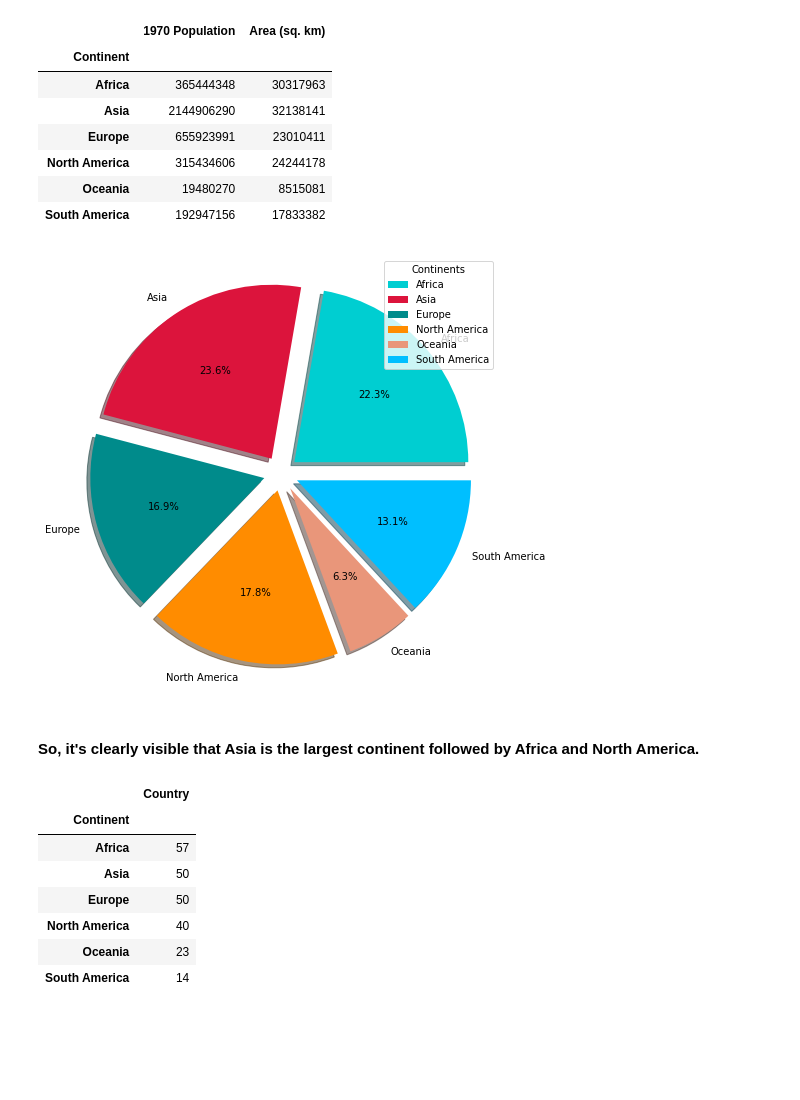
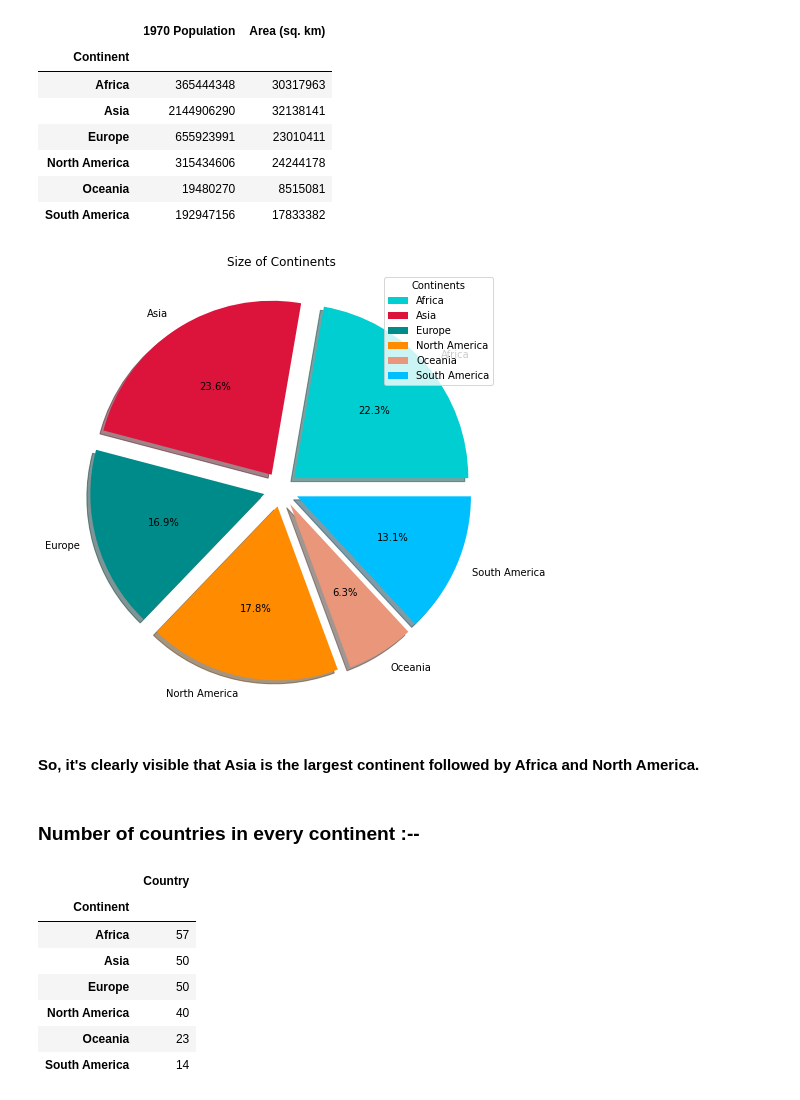
Before and after one commit to sankhadeepriju/Towards-Python-Data-Analysis, a Jupyter notebook: Data-Analysis World Population(1970-2022)[A Beginner's Approach]/world-population-data-analysis-beginner.ipynb, the cells around one changed output. Drawn from its saved outputs; the diff is of its cells as text; code cells hidden in the pictures; blank space fills up the shorter version.

Commit message:
Few more graphs after a break

```diff
--- a/Data-Analysis World Population(1970-2022)[A Beginner's Approach]/world-population-data-analysis-beginner.ipynb
+++ b/Data-Analysis World Population(1970-2022)[A Beginner's Approach]/world-population-data-analysis-beginner.ipynb
@@ -276,12 +280,15 @@ continent_area
 | South America | 192947156 | 17833382 |
 # %%
 plt.figure(figsize = (12,8))
+plt.title('Size of Continents')
 plt.pie(continent_area['Area (sq. km)'], autopct='%1.1f%%', labels = continent_area.index, explode = (0.1, 0.1, 0.1, 0.1, 0.1, 0.1), shadow = True, colors = ['#00CED1', '#DC143C', '#008B8B', '#FF8C00', '#E9967A', '#00BFFF'])
 plt.legend(title = 'Continents');
 # %% [output]
-[figure, old version]
+[figure, new version]
 # %% [markdown]
 #### So, it's clearly visible that Asia is the largest continent followed by Africa and North America.
+# %% [markdown]
+### Number of countries in every continent :--
 # %%
 country_count = sorted_by_area_df.groupby('Continent')[['Country']].count()
 country_count
```
Also changed, not shown: parts of 17 cells of this notebook.
